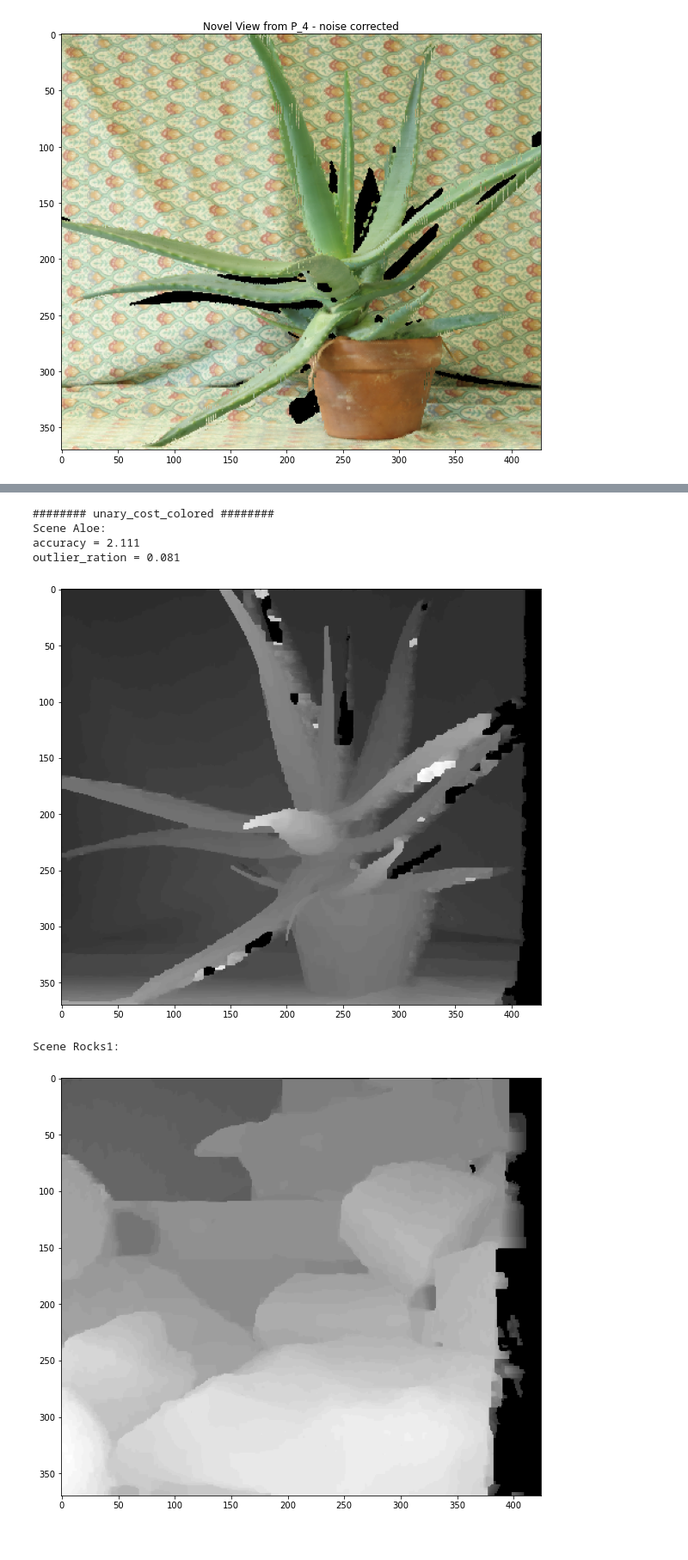
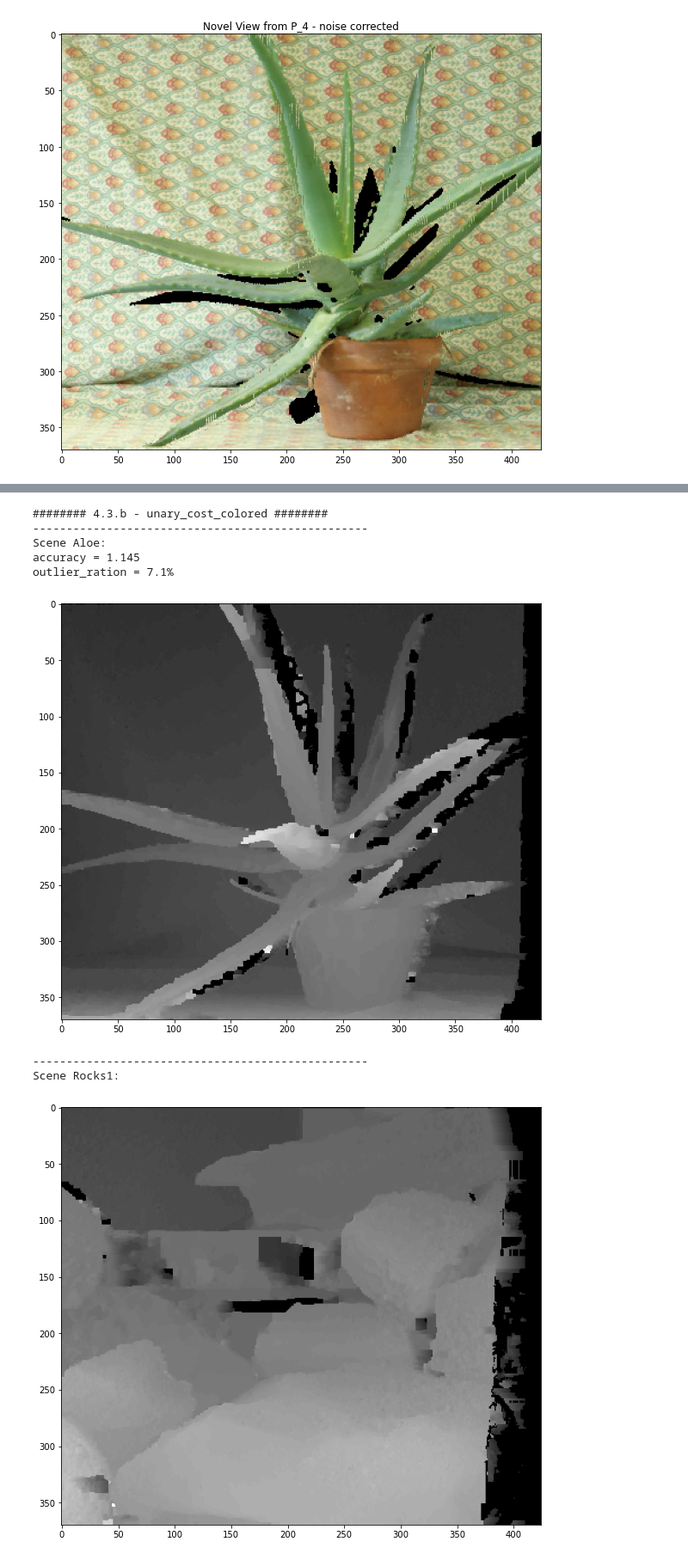
Before and after one commit to antebi-itai/MVGFinalAssignment, a Jupyter notebook: main.ipynb, the cells around one changed output, grey strips where cells are left out. Shown at 86% size. Drawn from its saved outputs; the diff is of its cells as text; code cells hidden in the pictures.

```diff
--- a/main.ipynb
+++ b/main.ipynb
@@ -92,7 +92,7 @@ import example
 [figure]
 # %%
 """			4.2  Baseline solution		"""
-K = 15
+K = 20
 for scene in [data.SCENES_WITH_GT_DISPARITIES[data.CHOSEN_GT_SCENE_INDEX],
 			  data.SCENES_WITHOUT_GT_DISPARITIES[data.CHOSEN_WITHOUT_GT_SCENE_INDEX]]:
 	graph_cuts.images_to_disparity_map_and_3d_scene(scene=scene,
@@ -114,7 +118,6 @@ Scene Rocks1:
 # %%
-"""			4.3  Improvements			"""
-print("######## pairwise_cost_l1 - K*|i-j| ########")
-K = 3
+print("######## 4.3.a - pairwise_cost_l1 - K*|i-j| ########")
+K = 1
 for scene in [data.SCENES_WITH_GT_DISPARITIES[data.CHOSEN_GT_SCENE_INDEX],
 			  data.SCENES_WITHOUT_GT_DISPARITIES[data.CHOSEN_WITHOUT_GT_SCENE_INDEX]]:
 	graph_cuts.images_to_disparity_map_and_3d_scene(scene=scene,
@@ -125,7 +128,7 @@ for scene in [data.SCENES_WITH_GT_DISPARITIES[data.CHOSEN_GT_SCENE_INDEX],
 													P_l=P_l, P_r=P_r, K_l=K_l, K_r=K_r,
 													subsection="4.3")
 
-print("######## pairwise_cost_l1_saturated - min{ K*|i-j| , M } ########")
+print("######## 4.3.a - pairwise_cost_l1_saturated - min{ K*|i-j| , M } ########")
 K = 3
 for scene in [data.SCENES_WITH_GT_DISPARITIES[data.CHOSEN_GT_SCENE_INDEX],
 			  data.SCENES_WITHOUT_GT_DISPARITIES[data.CHOSEN_WITHOUT_GT_SCENE_INDEX]]:
@@ -154,20 +161,24 @@ Scene Rocks1:
 # %%
-print("######## unary_cost_colored ########")
+print("######## 4.3.b - unary_cost_colored ########")
 K = 3
+scale = 2
 for scene in [data.SCENES_WITH_GT_DISPARITIES[data.CHOSEN_GT_SCENE_INDEX],
 			  data.SCENES_WITHOUT_GT_DISPARITIES[data.CHOSEN_WITHOUT_GT_SCENE_INDEX]]:
 	graph_cuts.images_to_disparity_map_and_3d_scene(scene=scene,
 													get_edges_fn=graph_cuts.get_edges,
 													get_pairwise_cost_fn=graph_cuts.pairwise_cost_l1_saturated,
 													get_pairwise_cost_kwargs=dict({"K": K}),
 													get_unary_cost_fn=graph_cuts.unary_cost_colored,
+													get_unary_cost_kwargs=dict({"scale": scale}),
 													P_l=P_l, P_r=P_r, K_l=K_l, K_r=K_r,
 													subsection="4.3")
 # %% [output]
-######## unary_cost_colored ########
+######## 4.3.b - unary_cost_colored ########
+--------------------------------------------------
 Scene Aloe:
-accuracy = 2.111
-outlier_ration = 0.081
+accuracy = 1.145
+outlier_ration = 7.1%
-[figure, old version]
+[figure, new version]
+--------------------------------------------------
 Scene Rocks1:
-[figure, old version]
+[figure, new version]
```
Also changed, not shown: parts of 7 cells of this notebook, 1 other file.
